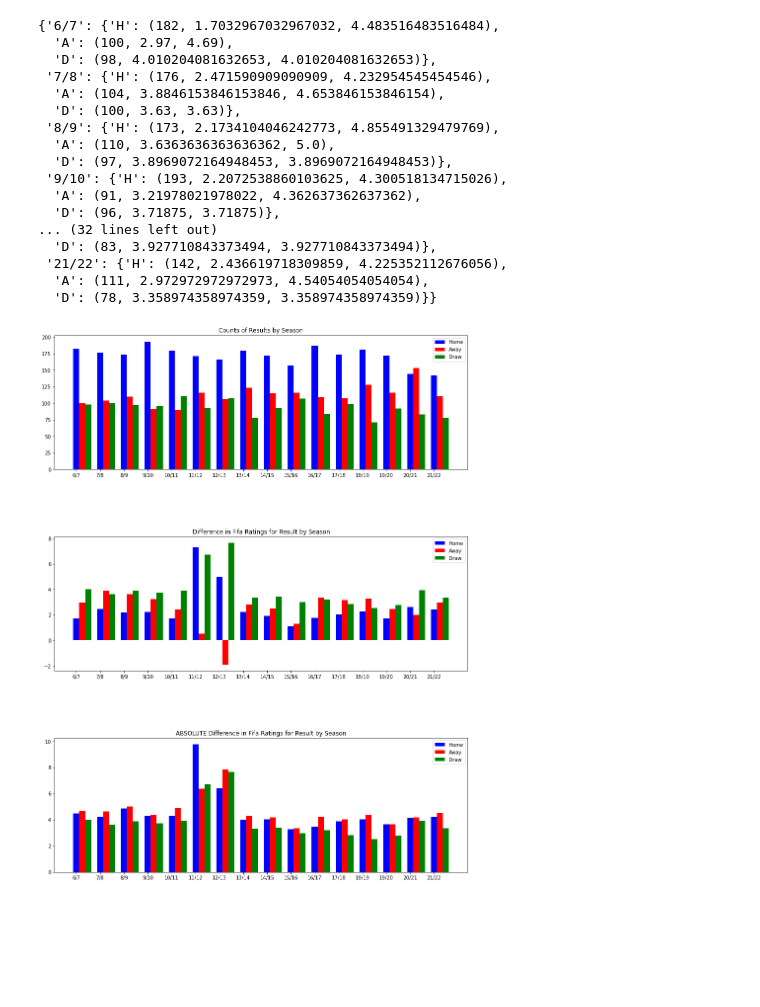
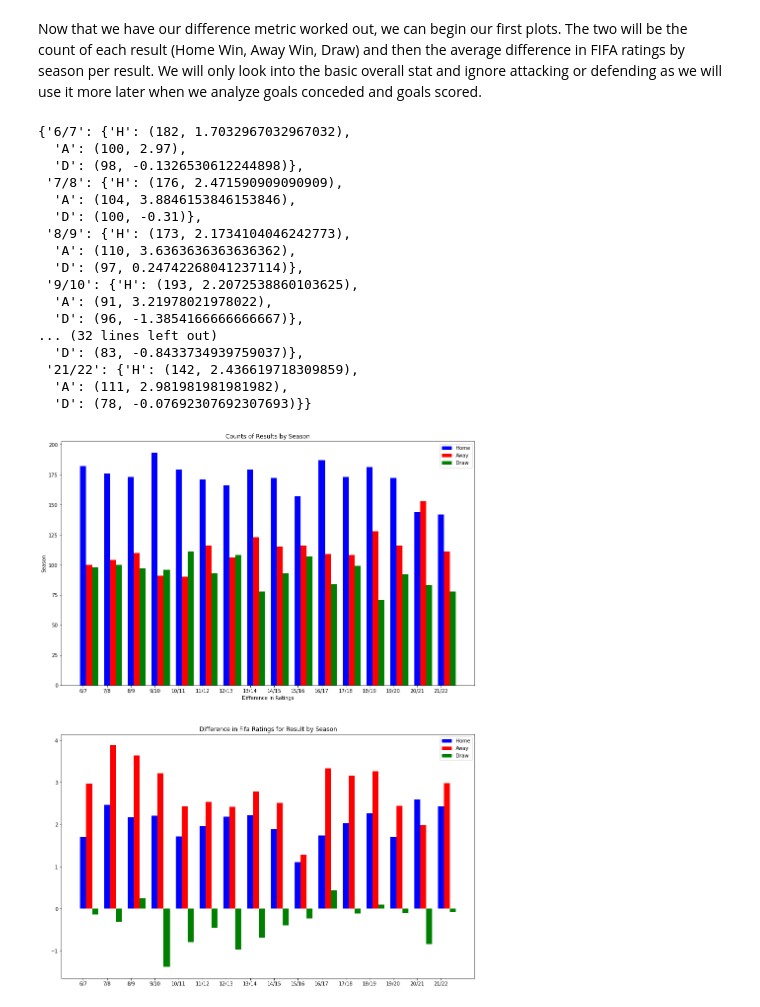
Before and after one commit to nickriley21/CMSC320Final, a Jupyter notebook: Final/Final.ipynb, the cells around one changed output. Saved outputs shown, nothing was run; the diff lists cells and outputs as text; code cells hidden in the pictures; blank space fills up the shorter version.

```diff
--- a/Final/Final.ipynb
+++ b/Final/Final.ipynb
@@ -203,11 +252,11 @@ df
 # %%
-df['Difference'] = 0
+df['DiffFT'] = 0
 for i,row in df.iterrows():
     if row['FTR'] == 'H':
-        df.at[i,'Difference'] = row['HomeOVR'] - row['AwayOVR']
+        df.at[i,'DiffFT'] = row['HomeOVR'] - row['AwayOVR']
     elif row['FTR'] == 'A':
-        df.at[i,'Difference'] = row['AwayOVR'] - row['HomeOVR']
+        df.at[i,'DiffFT'] = row['AwayOVR'] - row['HomeOVR']
     else:
-        df.at[i,'Difference'] = abs(row['AwayOVR'] - row['HomeOVR'])
+        df.at[i,'DiffFT'] = (row['HomeOVR'] - row['AwayOVR'])
 df
 # %% [output]
@@ -227,69 +276,66 @@ df
+# %% [markdown]
+Now that we have our difference metric worked out, we can begin our first plots. The two will be the count of each result (Home Win, Away Win, Draw) and then the average difference in FIFA ratings by season per result. We will only look into the basic overall stat and ignore attacking or defending as we will use it more later when we analyze goals conceded and goals scored.
 # %%
 seasons = np.flip(df['Season'].unique())
 by_season = dict()
 for i,e in enumerate(seasons):
     season = df.loc[df['Season'] == e]
     by_season[e] = {'H':(season.loc[season.FTR == 'H','FTR'].count(),
-                         season.loc[season.FTR == 'H','Difference'].mean(),
-                         season.loc[season.FTR == 'H','Difference'].abs().mean()),
+                         season.loc[season.FTR == 'H','DiffFT'].mean()),
                    'A':(season.loc[season.FTR == 'A','FTR'].count(),
-                        season.loc[season.FTR == 'A','Difference'].mean(),
-                        season.loc[season.FTR == 'A','Difference'].abs().mean()),
+                        season.loc[season.FTR == 'A','DiffFT'].mean()),
                    'D':(season.loc[season.FTR == 'D','FTR'].count(),
-                        season.loc[season.FTR == 'D','Difference'].mean(),
-                        season.loc[season.FTR == 'D','Difference'].abs().mean())}
+                        season.loc[season.FTR == 'D','DiffFT'].mean())}
 by_season
 # %% [output]
-{'6/7': {'H': (182, 1.7032967032967032, 4.483516483516484),
-  'A': (100, 2.97, 4.69),
-  'D': (98, 4.010204081632653, 4.010204081632653)},
- '7/8': {'H': (176, 2.471590909090909, 4.232954545454546),
-  'A': (104, 3.8846153846153846, 4.653846153846154),
-  'D': (100, 3.63, 3.63)},
- '8/9': {'H': (173, 2.1734104046242773, 4.855491329479769),
-  'A': (110, 3.6363636363636362, 5.0),
-  'D': (97, 3.8969072164948453, 3.8969072164948453)},
- '9/10': {'H': (193, 2.2072538860103625, 4.300518134715026),
-  'A': (91, 3.21978021978022, 4.362637362637362),
-  'D': (96, 3.71875, 3.71875)},
+{'6/7': {'H': (182, 1.7032967032967032),
+  'A': (100, 2.97),
+  'D': (98, -0.1326530612244898)},
+ '7/8': {'H': (176, 2.471590909090909),
+  'A': (104, 3.8846153846153846),
+  'D': (100, -0.31)},
+ '8/9': {'H': (173, 2.1734104046242773),
+  'A': (110, 3.6363636363636362),
+  'D': (97, 0.24742268041237114)},
+ '9/10': {'H': (193, 2.2072538860103625),
+  'A': (91, 3.21978021978022),
+  'D': (96, -1.3854166666666667)},
 ... (32 lines left out)
-  'D': (83, 3.927710843373494, 3.927710843373494)},
- '21/22': {'H': (142, 2.436619718309859, 4.225352112676056),
-  'A': (111, 2.972972972972973, 4.54054054054054),
-  'D': (78, 3.358974358974359, 3.358974358974359)}}
+  'D': (83, -0.8433734939759037)},
+ '21/22': {'H': (142, 2.436619718309859),
+  'A': (111, 2.981981981981982),
+  'D': (78, -0.07692307692307693)}}
 # %%
 home_count = [by_season[x]['H'][0] for x in by_season]
 home_diff = [by_season[x]['H'][1] for x in by_season]
-home_abs_diff = [by_season[x]['H'][2] for x in by_season]
 
 away_count = [by_season[x]['A'][0] for x in by_season]
 away_diff = [by_season[x]['A'][1] for x in by_season]
-away_abs_diff = [by_season[x]['A'][2] for x in by_season]
 
 draw_count = [by_season[x]['D'][0] for x in by_season]
 draw_diff = [by_season[x]['D'][1] for x in by_season]
-draw_abs_diff = [by_season[x]['D'][2] for x in by_season]
+
+
 X = np.arange(16)
-fig,(ax1,ax2,ax3) = plt.subplots(3,1,figsize = (15,20))
+fig,(ax1,ax2) = plt.subplots(2,1,figsize = (15,20))
+
 ax1.set_title('Counts of Results by Season')
 ax1.bar(seasons,home_count,color='b',width = 0.25)
 ax1.bar(X+.25,away_count,color='r',width = 0.25)
 ax1.bar(X+.5,draw_count,color='g',width = 0.25)
 ax1.legend(['Home','Away','Draw'])
+ax1.set_xlabel('Season')
+ax1.set_ylabel('Counts of Result')
 
 ax2.set_title('Difference in Fifa Ratings for Result by Season')
 ax2.bar(seasons,home_diff,color='b',width = 0.25)
 ax2.bar(X+.25,away_diff,color='r',width = 0.25)
 ax2.bar(X+.5,draw_diff,color='g',width = 0.25)
 ax2.legend(['Home','Away','Draw'])
+ax1.set_xlabel('Difference in Ratings')
+ax1.set_ylabel('Season')
 
-ax3.set_title('ABSOLUTE Difference in Fifa Ratings for Result by Season')
-ax3.bar(seasons,home_abs_diff,color='b',width = 0.25)
-ax3.bar(X+.25,away_abs_diff,color='r',width = 0.25)
-ax3.bar(X+.5,draw_abs_diff,color='g',width = 0.25)
-ax3.legend(['Home','Away','Draw'])
-
-plt.subplots_adjust(left=None, bottom=None, right=None, top=None, wspace=None, hspace=.5)
+plt.subplots_adjust(left=None, bottom=None, right=None, top=None, wspace=None, hspace=.2)
 plt.show()
 # %% [output]
-[figure, old version]
+[figure, new version]
```
Also changed, not shown: parts of 56 cells of this notebook.
